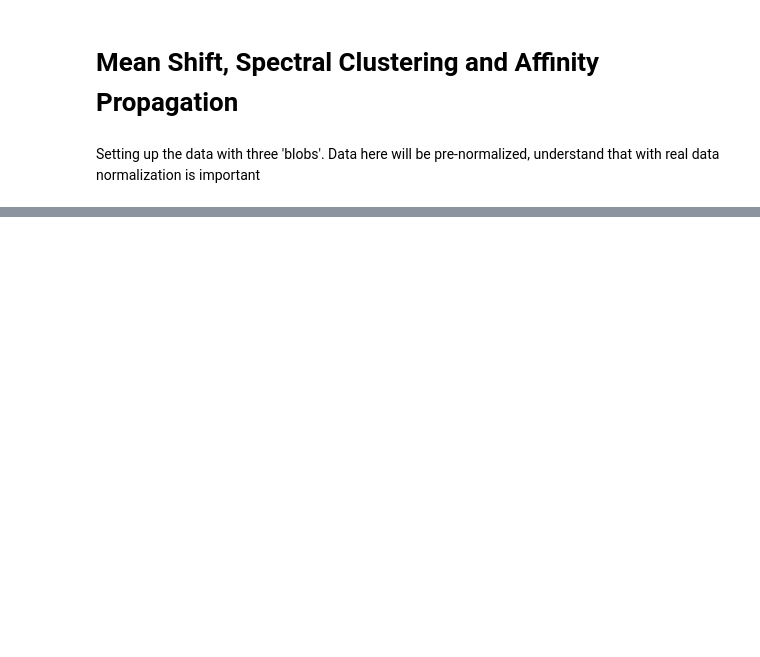
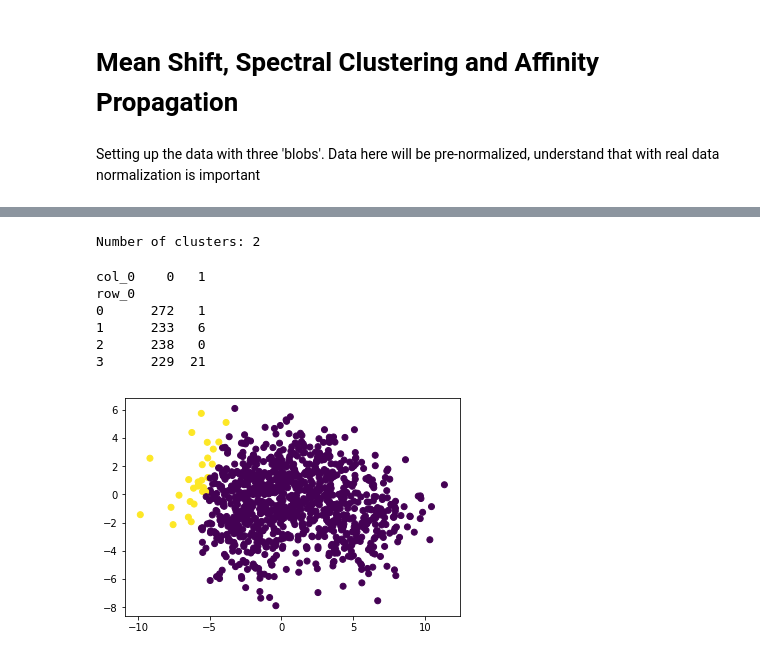
Before and after one commit to timothywallaby/thinkfulchallenge, a Jupyter notebook: MeanShiftOtherCluster.ipynb, the cells around one changed output, grey strips where cells are left out. Cells and saved outputs as stored; diff of their text form; code cells hidden in the pictures; blank space fills up the shorter version.

```diff
--- a/MeanShiftOtherCluster.ipynb
+++ b/MeanShiftOtherCluster.ipynb
@@ -28,0 +29,3 @@ plt.show()
+# %%
+# Splitting training and test data
+X_train, X_test, y_train, y_test = train_test_split(X, Y, test_size=0.9, random_state=42)
@@ -28,0 +52,37 @@ plt.show()
+# %%
+# Look at mean shift code
+from sklearn.cluster import MeanShift, estimate_bandwidth
+
+bandwidth = estimate_bandwidth(X_train, quantile=0.2, n_samples=500)
+# The estimate_bandwidth function from sklearn automatically sets based on point distance
+
+meanshift = MeanShift(bandwidth=bandwidth, bin_seeding=True)
+meanshift.fit(X_train)
+
+# Extract the clusters
+mslabels = meanshift.labels_
+
+# Extract cluster centers
+mslabelcenter = meanshift.cluster_centers_
+
+# Count the clusters
+n_msclusters_ = len(np.unique(mslabels))
+
+print('Number of clusters: {}'.format(n_msclusters_))
+# %% [output]
+Number of clusters: 2
+# %%
+# Using a crosstab matrix lets see how well it performed.
+print(pd.crosstab(y_train, mslabels))
+# %% [output]
+col_0    0   1
+row_0
+0      272   1
+1      233   6
+2      238   0
+3      229  21
+# %%
+plt.scatter(X_train[:, 0], X_train[:, 1], c=mslabels)
+plt.show()
+# %% [output]
+[figure, added]
```
Also changed, not shown: parts of 8 cells of this notebook, 1 other file.
